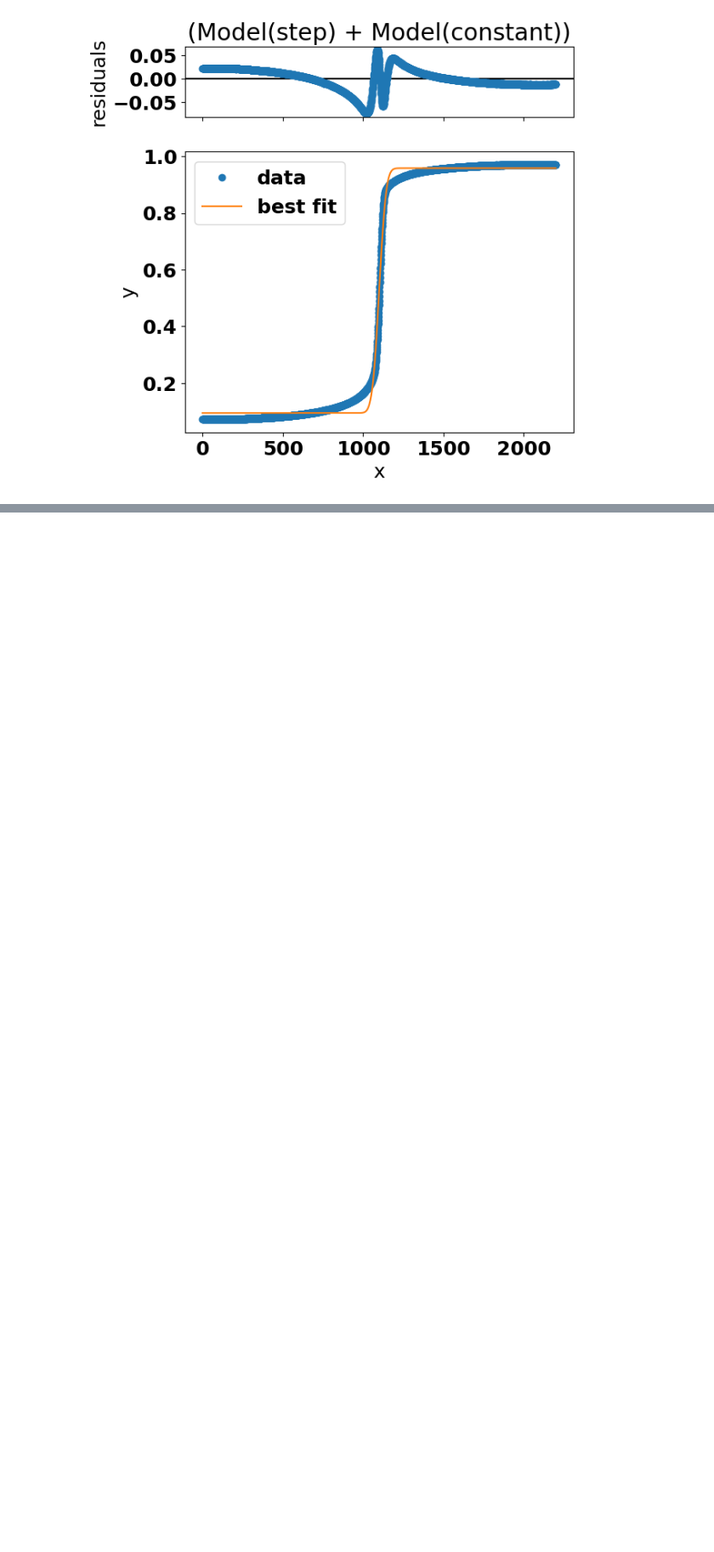
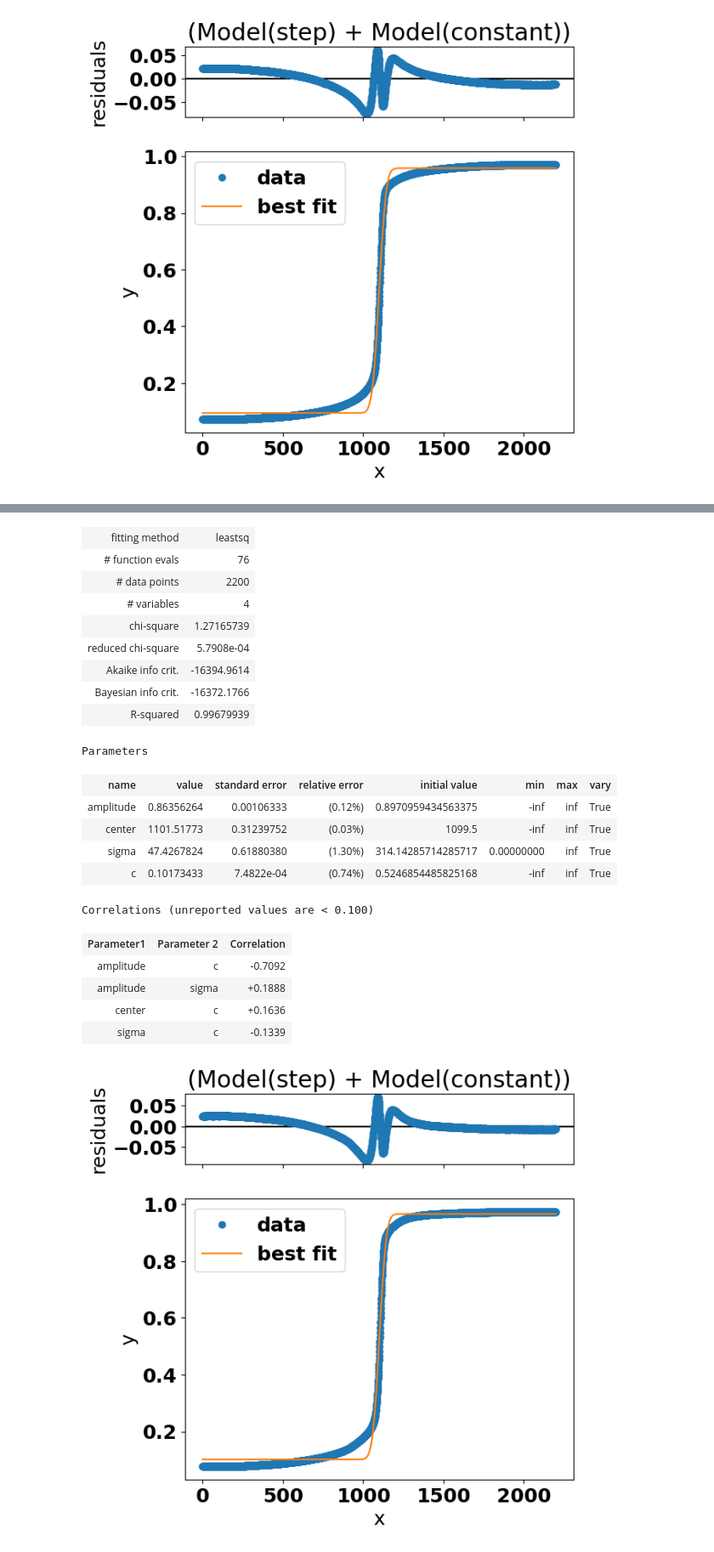
Before and after one commit to gianthk/BEATS_raytracing, a Jupyter notebook: BEATS_commissioning_ver_beam_positions.ipynb, the cells around one changed output, grey strips where cells are left out. Shown at 85% size. Cells and saved outputs as stored; diff of their text form; code cells hidden in the pictures; blank space fills up the shorter version.

```diff
--- a/BEATS_commissioning_ver_beam_positions.ipynb
+++ b/BEATS_commissioning_ver_beam_positions.ipynb
@@ -355,0 +426,3 @@ Correlations (unreported values are < 0.100)
+# %%
+image_fit_profile(im[:,1000:2208]/im_flat[:,1000:2208], profile='step', background='constant', plot=True) # , width=1400
+# %% [output]
@@ -355,0 +432,22 @@ Correlations (unreported values are < 0.100)
+| fitting method | leastsq |
+| # function evals | 76 |
+| # data points | 2200 |
+| # variables | 4 |
+| chi-square | 1.27165739 |
+| reduced chi-square | 5.7908e-04 |
+| Akaike info crit. | -16394.9614 |
+| Bayesian info crit. | -16372.1766 |
+| R-squared | 0.99679939 |
+Parameters
+| name | value | standard error | relative error | initial value | min | max | vary |
+| amplitude | 0.86356264 | 0.00106333 | (0.12%) | 0.8970959434563375 | -inf | inf | True |
+| center | 1101.51773 | 0.31239752 | (0.03%) | 1099.5 | -inf | inf | True |
+| sigma | 47.4267824 | 0.61880380 | (1.30%) | 314.14285714285717 | 0.00000000 | inf | True |
+| c | 0.10173433 | 7.4822e-04 | (0.74%) | 0.5246854485825168 | -inf | inf | True |
+Correlations (unreported values are < 0.100)
+| Parameter1 | Parameter 2 | Correlation |
+| amplitude | c | -0.7092 |
+| amplitude | sigma | +0.1888 |
+| center | c | +0.1636 |
+| sigma | c | -0.1339 |
+[figure, added]
```
Also changed, not shown: parts of 15 cells of this notebook.
